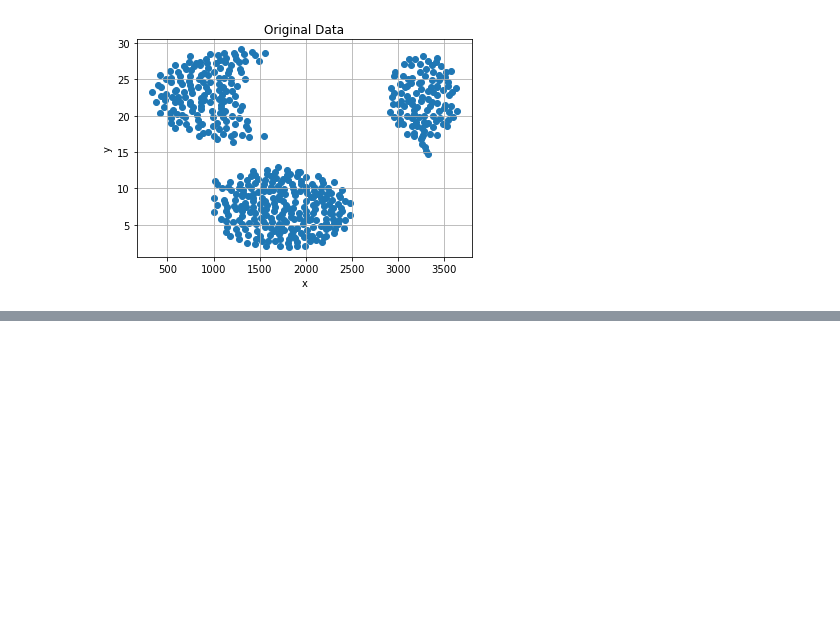
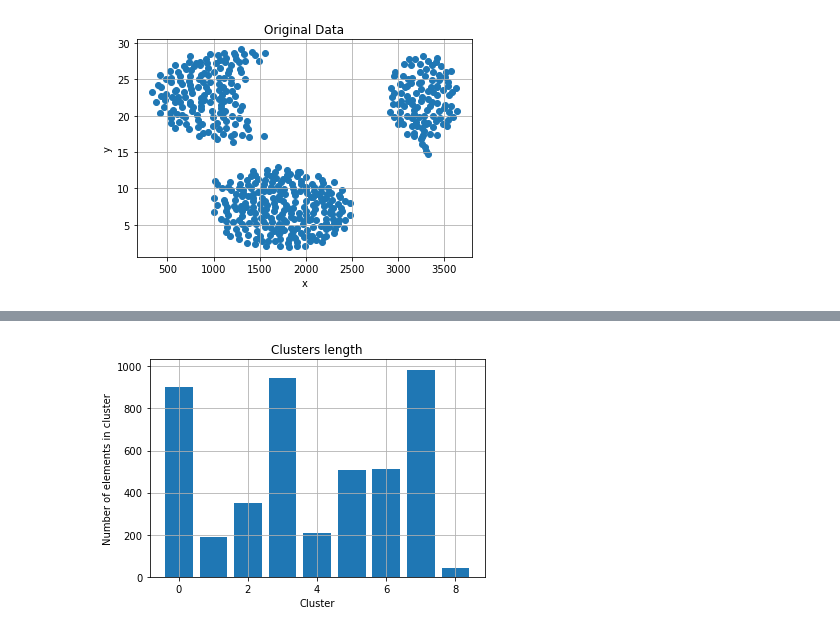
Before and after one commit to batataazul/projects_MachineLearning, a Jupyter notebook: project1/Notebooks/kMeans.ipynb, the cells around one changed output, grey strips where cells are left out. Cells and saved outputs as stored; diff of their text form; code cells hidden in the pictures; blank space fills up the shorter version.

```diff
--- a/project1/Notebooks/kMeans.ipynb
+++ b/project1/Notebooks/kMeans.ipynb
@@ -185,4 +188,17 @@ def print2d(dataset,path):
     plt.ylabel("y")
     plt.grid(True)
     plt.savefig(path)
+# %%
+def printCount(dataset,path):
+    counts = []
+    ks = []
+    for i in range(len(dataset["centers"])):
+        counts.append(len(getClusterPoints(dataset,i)))
+        ks.append(i)
+    plt.bar(ks,counts)
+    plt.title("Clusters length")
+    plt.xlabel("Cluster")
+    plt.ylabel("Number of elements in cluster")
+    plt.grid(True)
+    plt.savefig(path)
 # %%
@@ -217,0 +256,5 @@ for i in range(5):
+# %%
+#printKmeans(results2[8],9,"../images/clusterCount2_9.png",printCount)
+printCount(results2[8],"../images/clusterCount2_9.png")
+# %% [output]
+[figure, added]
```
Also changed, not shown: parts of 12 cells of this notebook, 10 other files.
